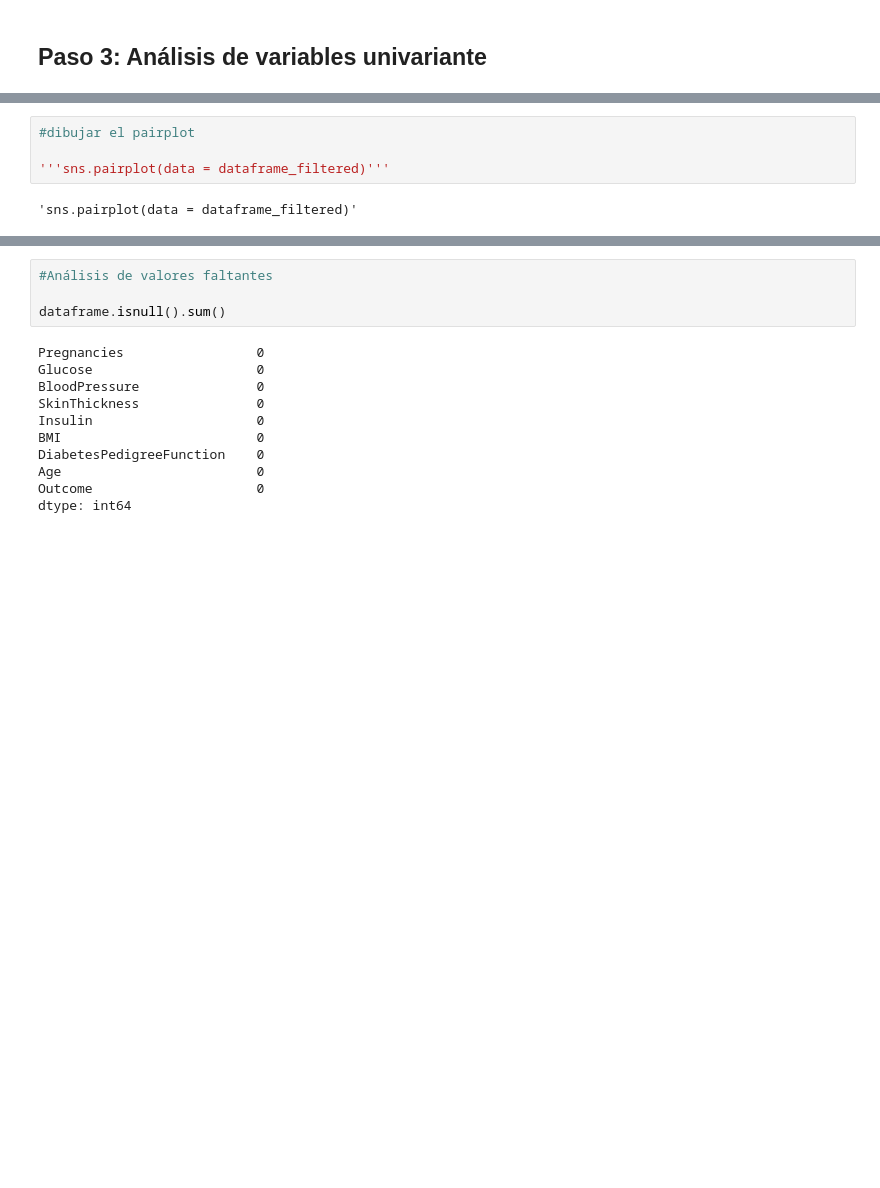
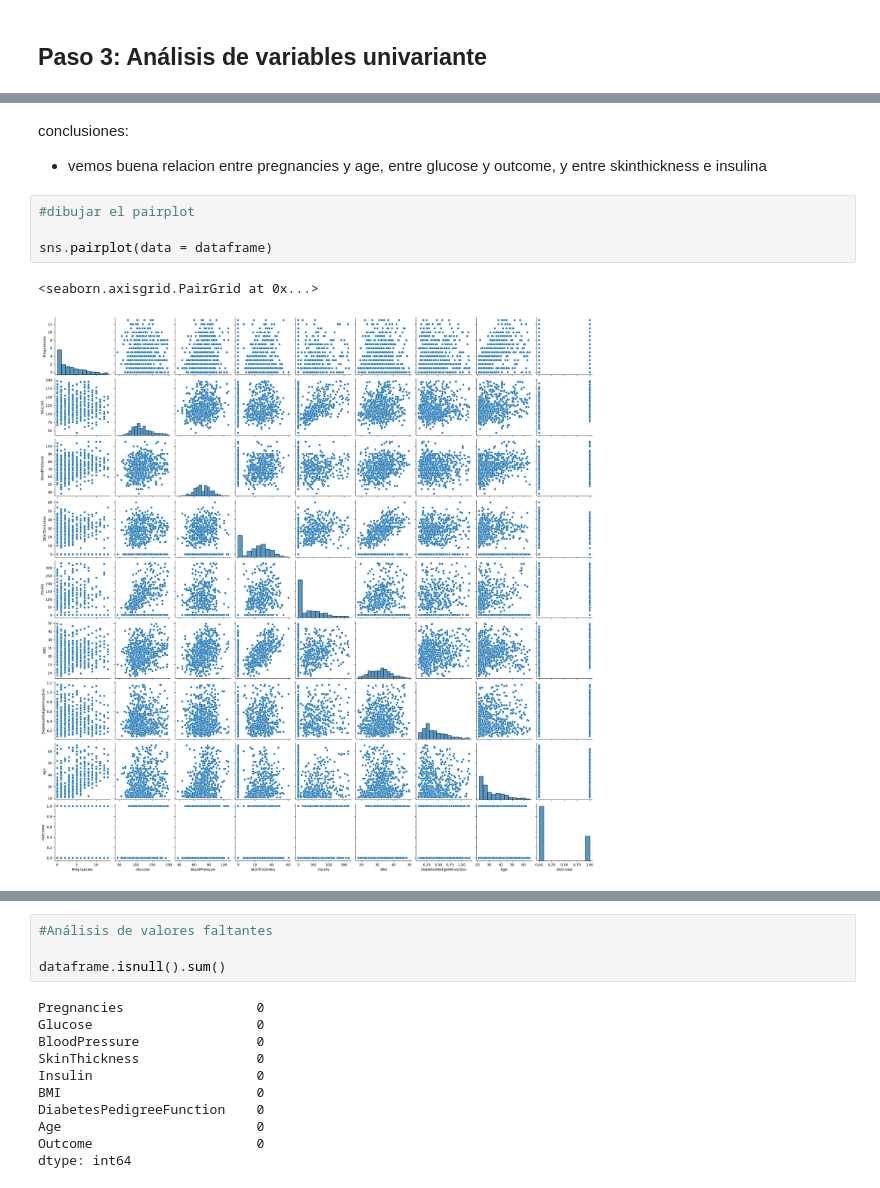
Before and after one commit to jaimed411/017-PROYECTO1-decission-trees-diabetes, a Jupyter notebook: src/explore.ipynb, the cells around one changed output, grey strips where cells are left out. Cells and saved outputs as stored; diff of their text form; blank space fills up the shorter version.

```diff
--- a/src/explore.ipynb
+++ b/src/explore.ipynb
@@ -221,9 +217,13 @@ plt.show()
+# %% [markdown]
+conclusiones:
+- vemos buena relacion entre pregnancies y age, entre glucose y outcome, y  entre skinthickness e insulina
 # %%
 #dibujar el pairplot
 
-'''sns.pairplot(data = dataframe_filtered)'''
+sns.pairplot(data = dataframe)
 # %% [output]
-'sns.pairplot(data = dataframe_filtered)'
+<seaborn.axisgrid.PairGrid at 0x...>
+[figure, added]
 # %%
 #análisis descriptivo
 
```
Also changed, not shown: parts of 38 cells of this notebook, 2 other files.
